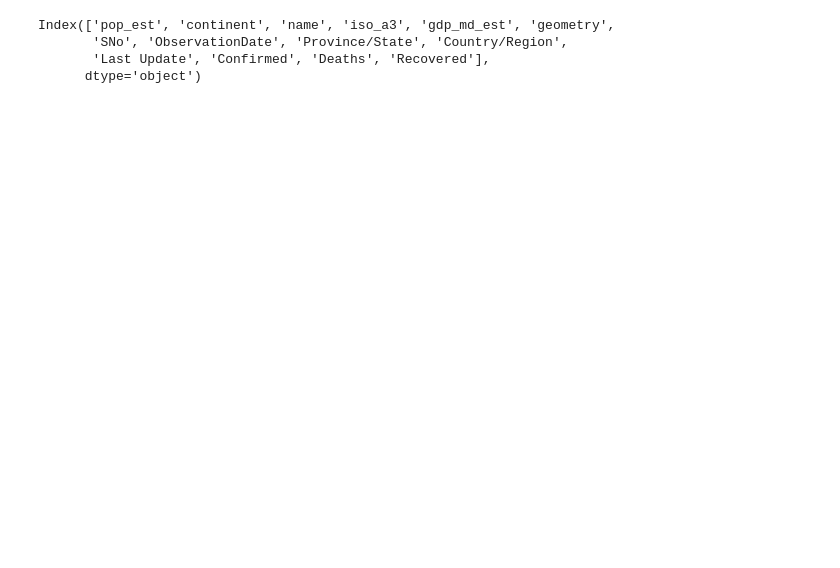
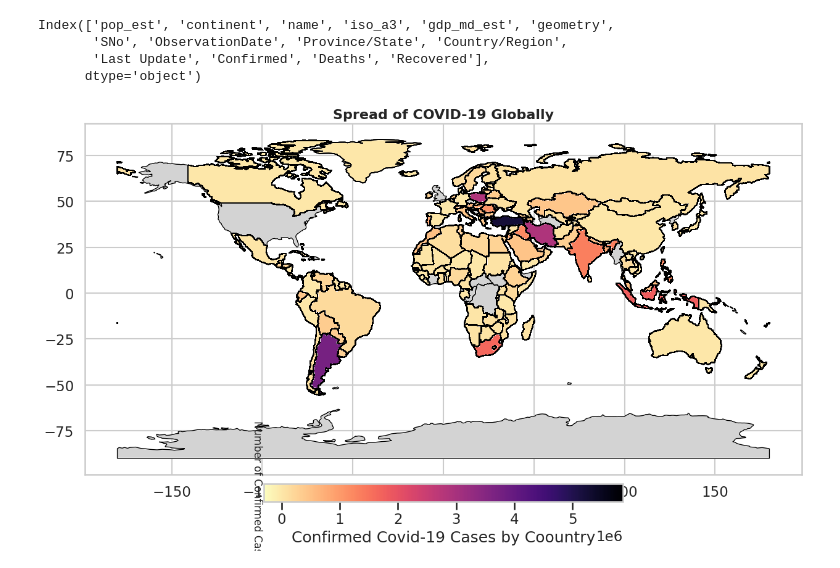
Before and after one commit to Mercymerine/Pandas-Analysis, a Jupyter notebook: project_covid.ipynb, the cells around one changed output. Cells and saved outputs as stored; diff of their text form; code cells hidden in the pictures; blank space fills up the shorter version.

```diff
--- a/project_covid.ipynb
+++ b/project_covid.ipynb
@@ -204,3 +202,23 @@ Index(['pop_est', 'continent', 'name', 'iso_a3', 'gdp_md_est', 'geometry',
 # %%
 dropping=['pop_est','iso_a3', 'gdp_md_est','Province/State','Deaths', 'Recovered']
 world.drop(columns=dropping, inplace=True)
+# %%
+fig, ax=plt.subplots(1, 1, figsize=(15, 10))
+
+#Plotting world boundaries
+world.boundary.plot(ax=ax, linewidth=1, color='black')
+
+#Plotting confirmes cases by country
+world.plot(column='Confirmed', ax=ax, legend=True, legend_kwds={'label':'Confirmed Covid-19 Cases by Coountry', 'orientation':'horizontal', 'shrink':0.5, 'pad':0.02}, cmap='magma_r', missing_kwds={'color':'lightgrey'})
+
+#Adding a color bar
+cbar = ax.get_figure().get_axes()[1]
+cbar.set_ylabel('Number of Confirmed Cases', rotation=270, labelpad=15, fontsize=12)
+
+#Customizing legend
+#legend = ax.get_legend()
+#legend.set_title('Confirmed Cases', fontsize=12)
+plt.title('Spread of COVID-19 Globally', fontweight='bold', fontsize=16)
+plt.show()
+# %% [output]
+[figure, added]
```
Also changed, not shown: parts of 6 cells of this notebook.
